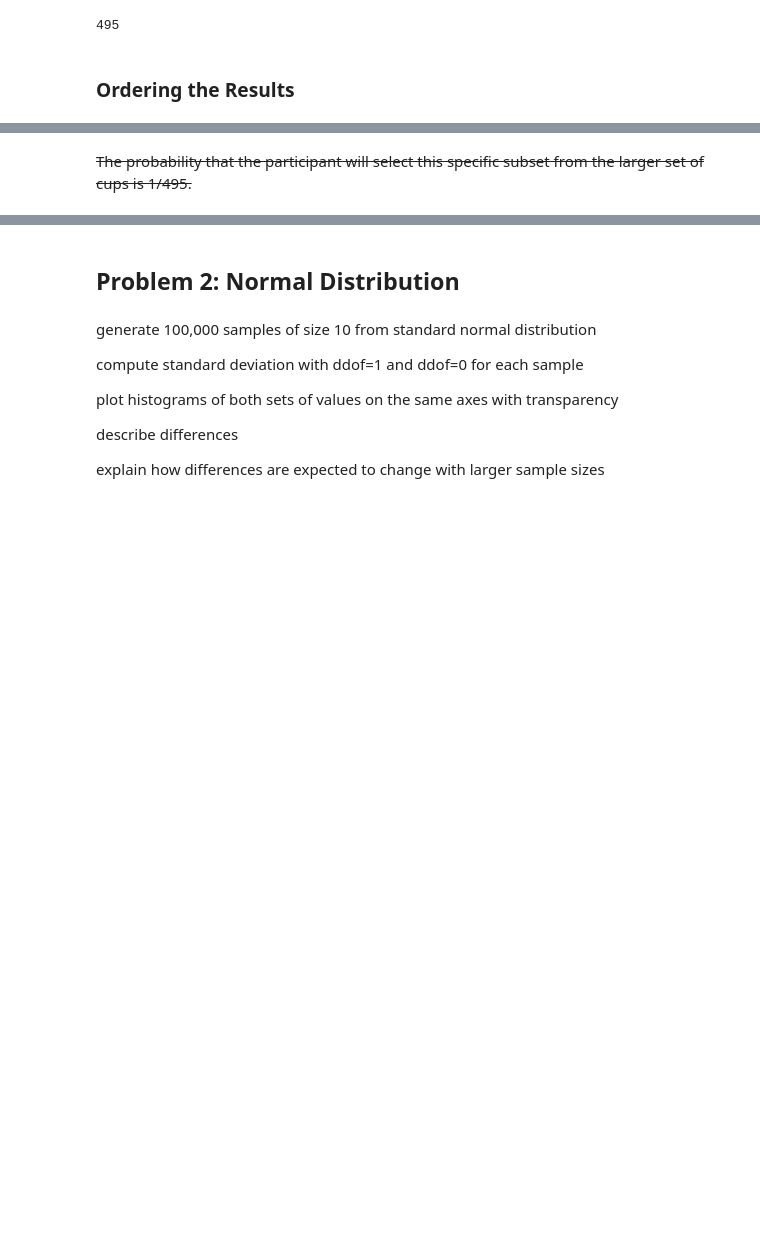
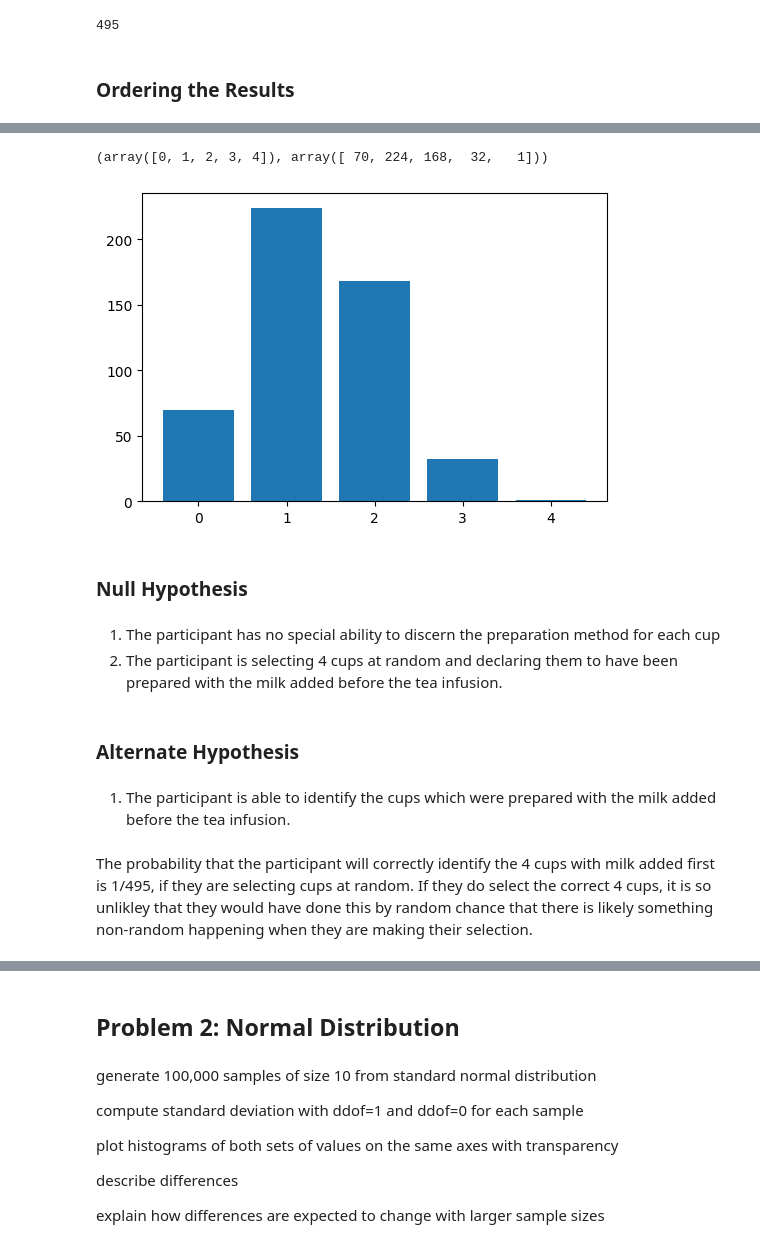
Before and after one commit to rayne-fall/applied_statistics, a Jupyter notebook: project.ipynb, the cells around one changed output, grey strips where cells are left out. Cells and saved outputs as stored; diff of their text form; code cells hidden in the pictures; blank space fills up the shorter version.

```diff
--- a/project.ipynb
+++ b/project.ipynb
@@ -107,0 +94,4 @@ tea_first
+# %%
+# show how many unique ways there are of selecting cups_milk_first from n_cups
+combs = list(itertools.combinations(labels, cups_milk_first))
+len(combs)
@@ -107,0 +107,5 @@ tea_first
+# %%
+# select 4 cups
+# https://numpy.org/doc/stable/reference/random/generated/numpy.random.choice.html
+choice = np.random.choice(labels, size = 4, replace = False)
+choice
@@ -107,0 +114,14 @@ tea_first
+# %%
+# calculate the overlap between each element of combs and choice
+overlaps_amount = []
+for comb in combs:
+    # Turn comb into a set
+    set1 = set(comb)
+    # Turn choice into a set
+    set2 = set(choice)
+    # See if they overlap
+    overlap = set1.intersection(set2)
+    # Show the combination and the overlap
+    print(comb, len(overlap), overlap)
+    # Append the overlap to overlaps_amount
+    overlaps_amount.append(len(overlap))
@@ -108,2 +146,21 @@ tea_first
+# %%
+count = np.unique(overlaps_amount, return_counts = True)
+count
+# %% [output]
+(array([0, 1, 2, 3, 4]), array([ 70, 224, 168,  32,   1]))
+# %%
+fig, ax = plt.subplots(figsize = (6, 4))
+ax.bar(count[0], count[1]);
+# %% [output]
+[figure, added]
+# %% [markdown]
+### Null Hypothesis
+# %% [markdown]
+1. The participant has no special ability to discern the preparation method for each cup
+2. The participant is selecting 4 cups at random and declaring them to have been prepared with the milk added before the tea infusion.
+# %% [markdown]
+### Alternate Hypothesis
+# %% [markdown]
+1. The participant is able to identify the cups which were prepared with the milk added before the tea infusion.
 # %% [markdown]
-<s>The probability that the participant will select this specific subset from the larger set of cups is 1/495.</s>
+The probability that the participant will correctly identify the 4 cups with milk added first is 1/495, if they are selecting cups at random. If they do select the correct 4 cups, it is so unlikley that they would have done this by random chance that there is likely something non-random happening when they are making their selection.
```
Also changed, not shown: parts of 18 cells of this notebook.
